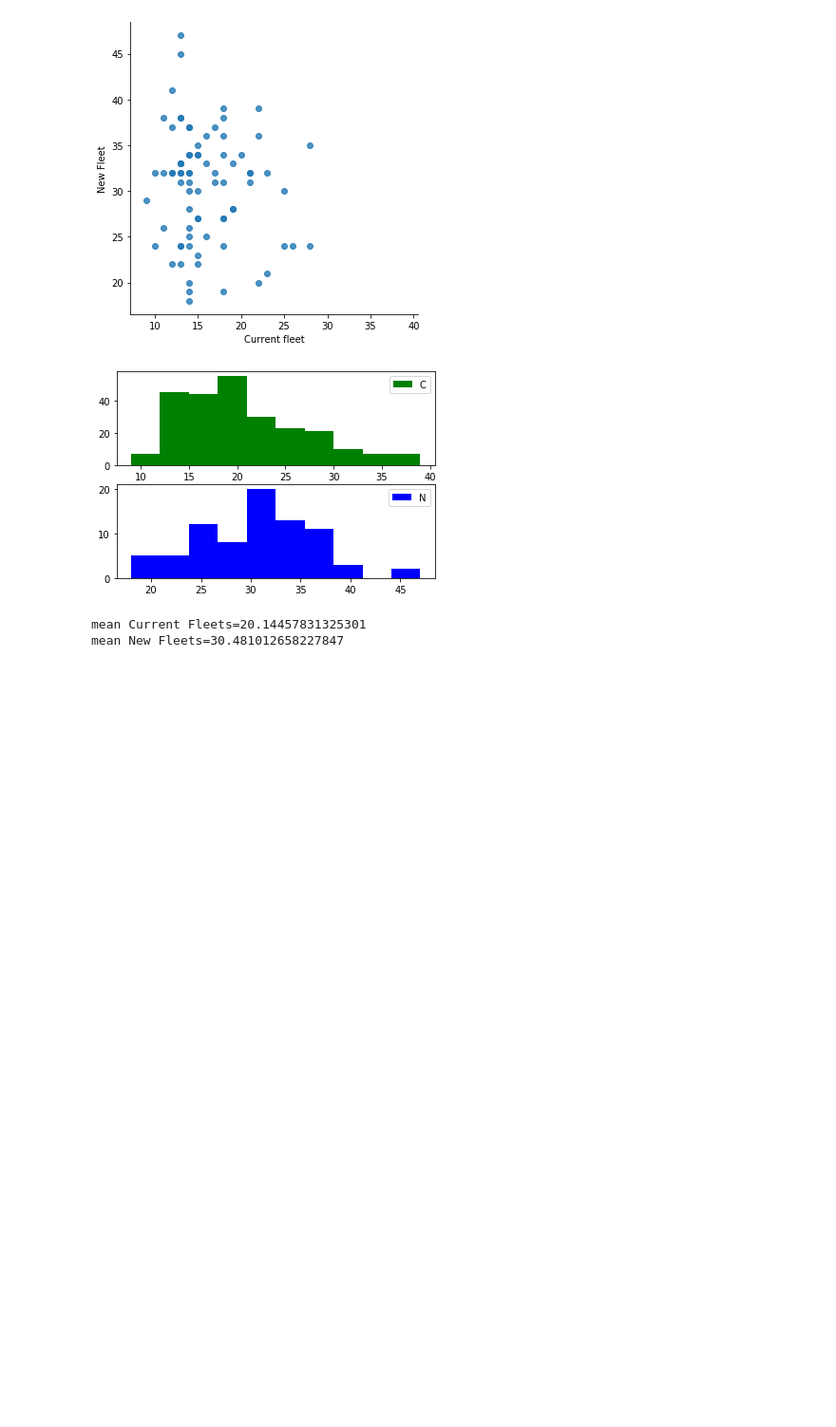
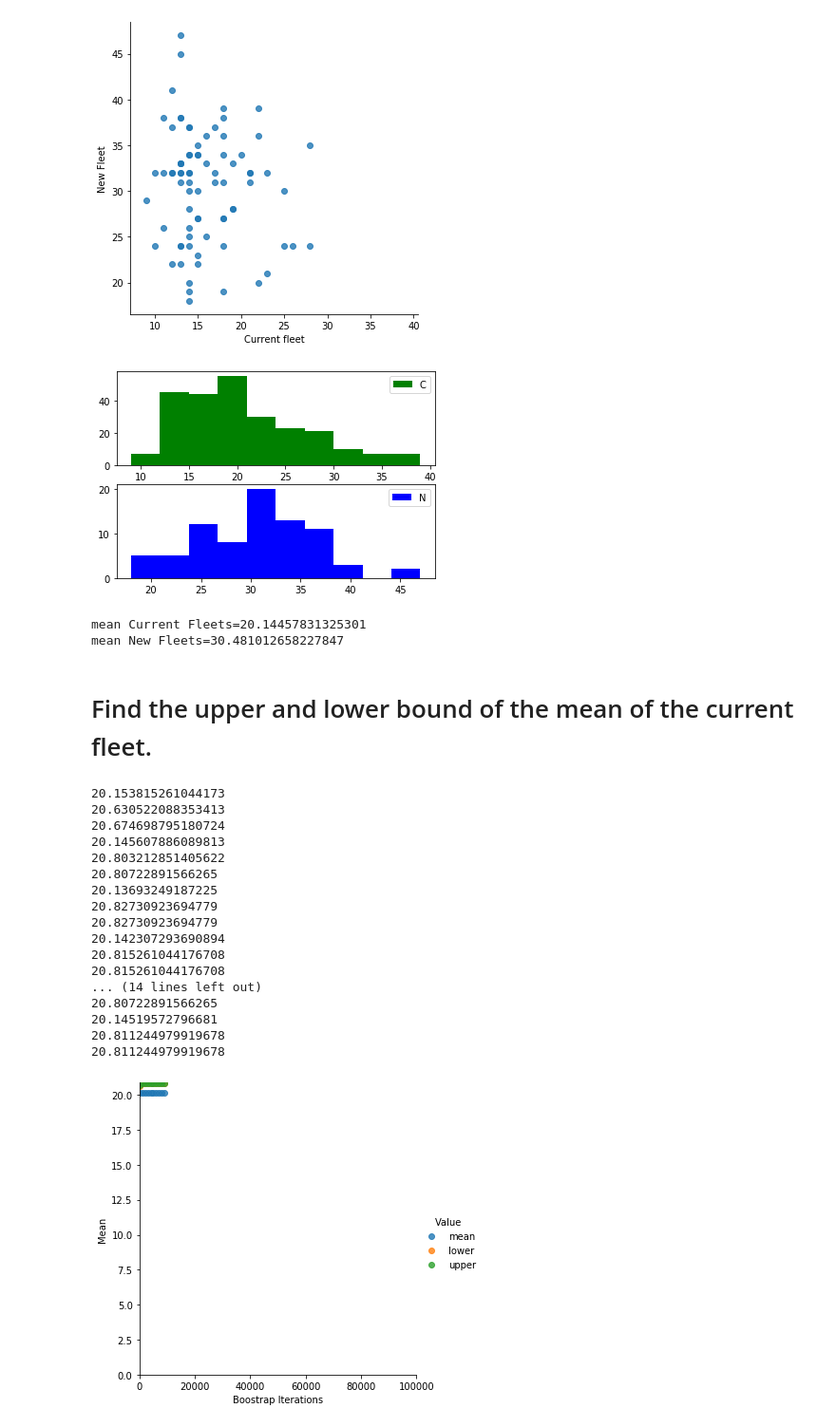
Before and after one commit to OnePassio/CE888, a Jupyter notebook: Lab2_Assignment.ipynb, the cells around one changed output. Shown: that part at 95% size. Drawn from its saved outputs; the diff is of its cells as text; code cells hidden in the pictures; blank space fills up the shorter version.

```diff
--- a/Lab2_Assignment.ipynb
+++ b/Lab2_Assignment.ipynb
@@ -39,7 +39,7 @@ def boostrap_mean(sample, sample_size, n_iterations):
 		count+=1;
 	#end while
 
-	data_mean=np.mean(list_data_mean);
+	data_mean=np.nanmean(list_data_mean);
 	lower=np.percentile(list_data_mean, 95, interpolation='lower')
 	upper=np.percentile(list_data_mean, 95, interpolation='higher')
 	#test
@@ -173,3 +166,42 @@ print("mean New Fleets={}".format(meanNewFleet))
 # %% [output]
 mean Current Fleets=20.14457831325301
 mean New Fleets=30.481012658227847
+# %% [markdown]
+# Find the upper and lower bound of the mean of the current fleet.
+# %%
+boots = []
+for i in range(100, 10000, 1000):
+    boot = boostrap_mean(dataCurrentFleet, dataCurrentFleet.shape[0], i)
+    boots.append([i, boot[0], "mean"])
+    boots.append([i, boot[1], "lower"])
+    boots.append([i, boot[2], "upper"])
+
+df_boot = pd.DataFrame(boots, columns=['Boostrap Iterations', 'Mean', "Value"])
+sns_plot = sns.lmplot(df_boot.columns[0], df_boot.columns[1], data=df_boot, fit_reg=False, hue="Value")
+
+sns_plot.axes[0, 0].set_ylim(0,)
+sns_plot.axes[0, 0].set_xlim(0, 100000)
+
+sns_plot.savefig("Vehicle_current_freet_bootstrap_confidence.png", bbox_inches='tight')
+#sns_plot.savefig("bootstrap_confidence.pdf", bbox_inches='tight')
+from google.colab import files
+#files.download('Vehicle_current_freet_bootstrap_confidence.png')
+# %% [output]
+20.153815261044173
+20.630522088353413
+20.674698795180724
+20.145607886089813
+20.803212851405622
+20.80722891566265
+20.13693249187225
+20.82730923694779
+20.82730923694779
+20.142307293690894
+20.815261044176708
+20.815261044176708
+... (14 lines left out)
+20.80722891566265
+20.14519572796681
+20.811244979919678
+20.811244979919678
+[figure, added]
```
Also changed, not shown: parts of 4 cells of this notebook.
